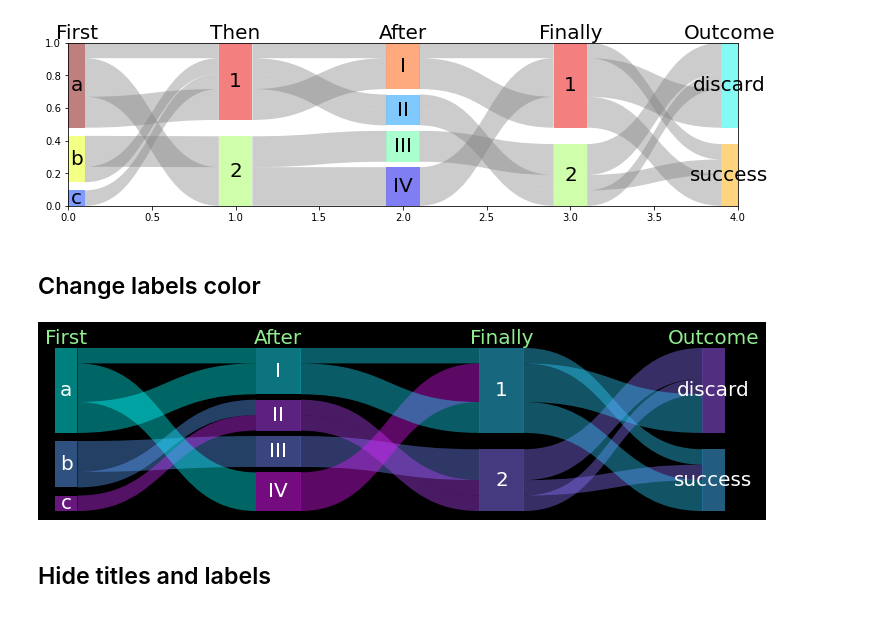
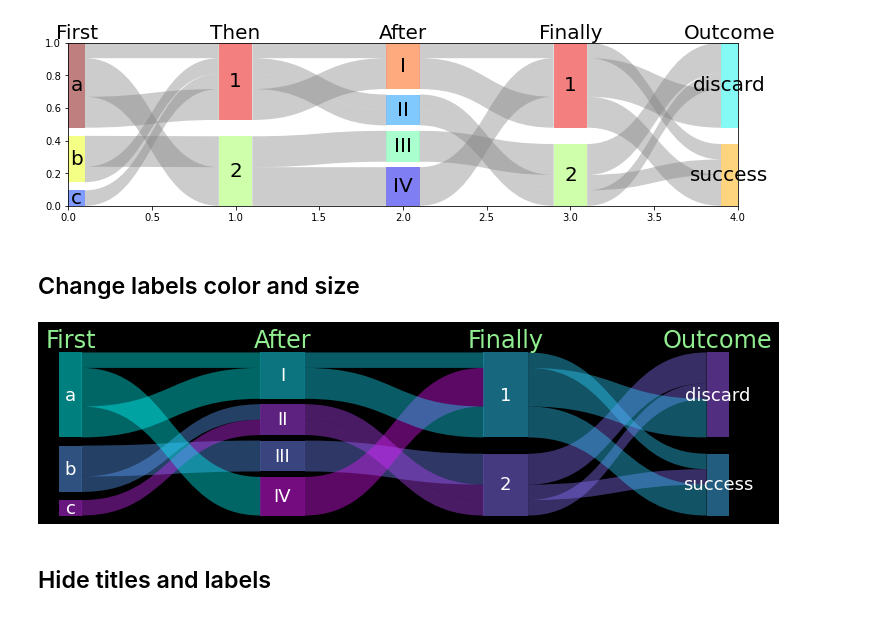
Before and after one commit to toobaz/mpl_sankey, a Jupyter notebook: notebooks/Examples.ipynb, the cells around one changed output. Drawn from its saved outputs; the diff is of its cells as text; code cells hidden in the pictures.

```diff
--- a/notebooks/Examples.ipynb
+++ b/notebooks/Examples.ipynb
@@ -36,13 +36,15 @@ plt.axis('on')
 (0.0, 4.0, 0.0, 1.0)
 [figure]
 # %% [markdown]
-## Change labels color
+## Change labels color and size
 # %%
 fig = plt.figure(figsize=(12, 3))
 fig.set_facecolor('black')
-sankey(data.drop('Then', axis=1), cmap=plt.get_cmap('cool'), titles_color='lightgreen', labels_color='white')
+sankey(data.drop('Then', axis=1), cmap=plt.get_cmap('cool'),
+       titles_color='lightgreen', labels_color='white',
+       titles_size=24, labels_size=18)
 # %% [output]
-[figure, old version]
+[figure, new version]
 # %% [markdown]
 ## Hide titles and labels
 # %%
```
Also changed, not shown: parts of 2 cells of this notebook.
